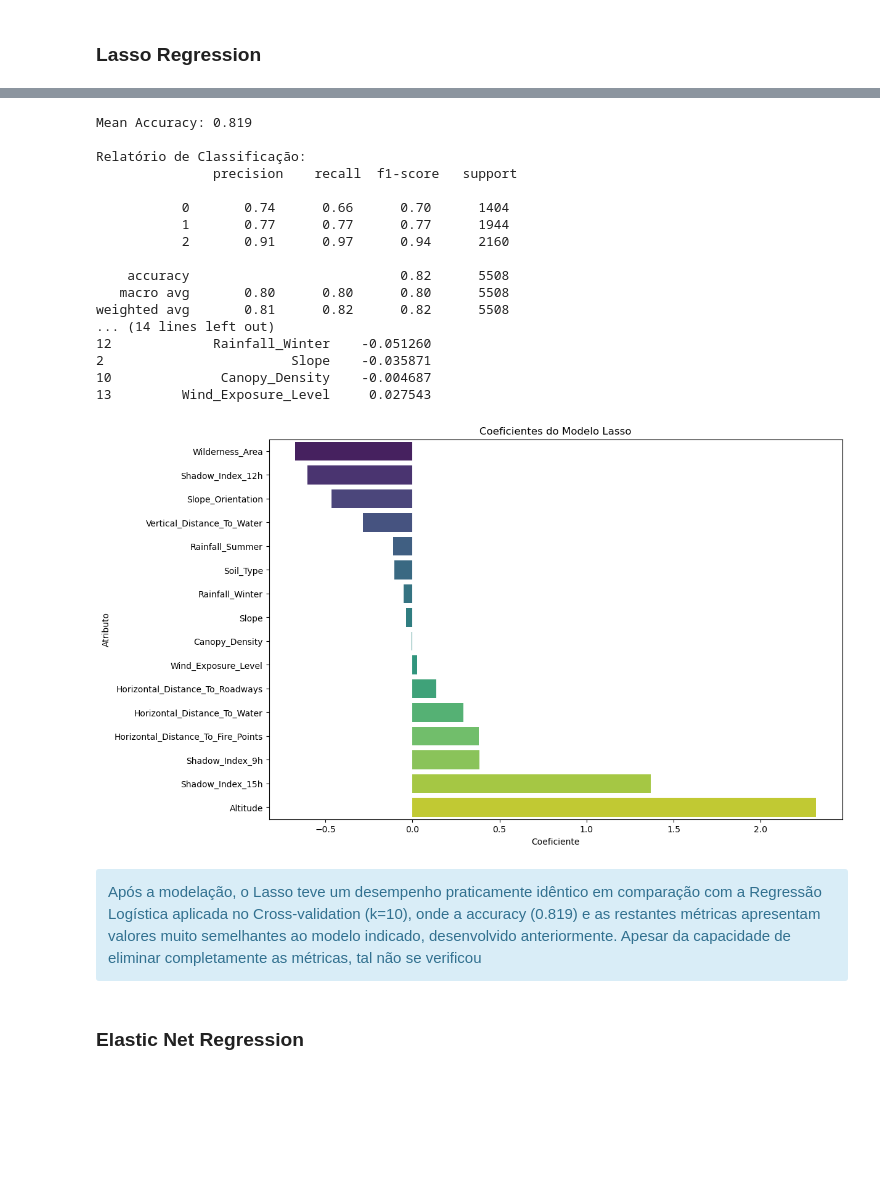
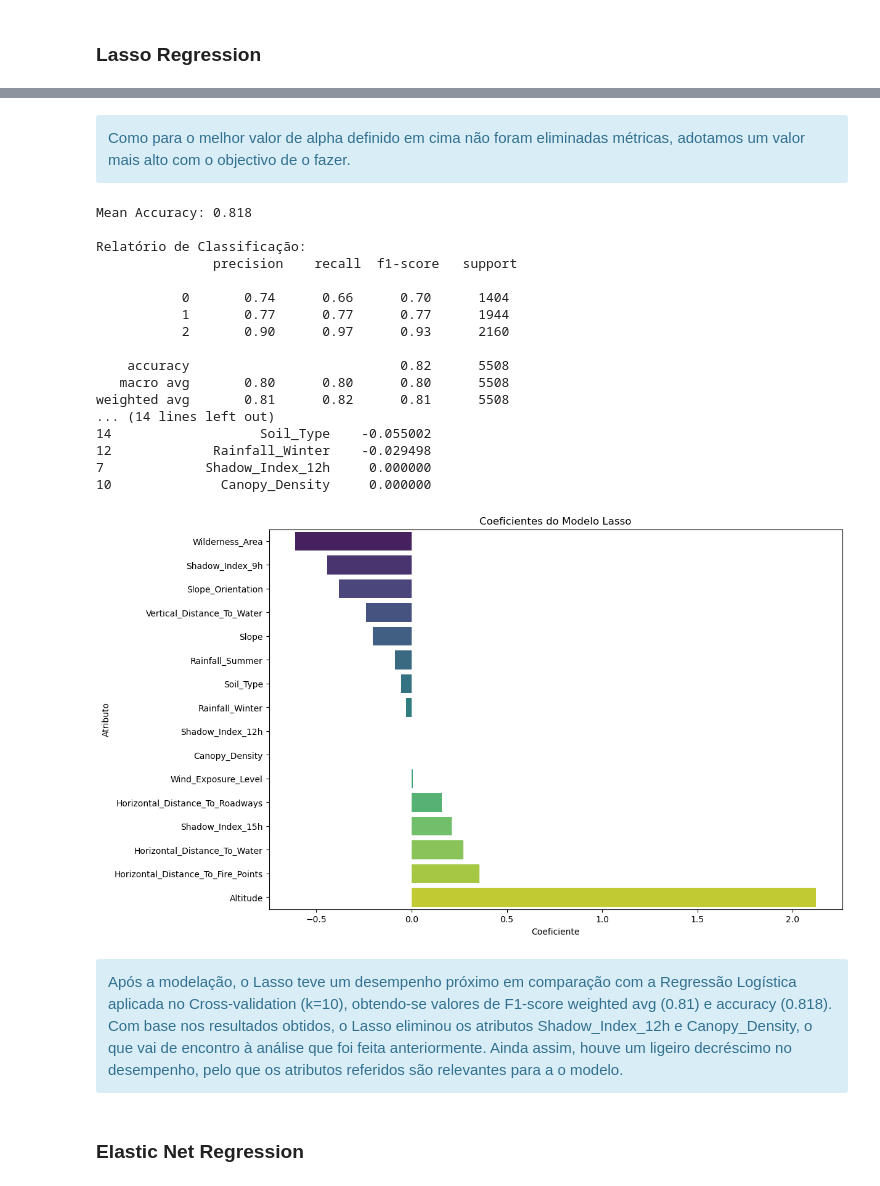
Before and after one commit to pedrocc03/APRAU_24_25_G23, a Jupyter notebook: Trabalho.ipynb, the cells around one changed output, grey strips where cells are left out. Cells and saved outputs as stored; diff of their text form; code cells hidden in the pictures; blank space fills up the shorter version.

```diff
--- a/Trabalho.ipynb
+++ b/Trabalho.ipynb
@@ -1253,7 +1176,7 @@ Maior Accuracy: 0.771 para alpha = 25
 best_alpha = 25
 
 # Inicializar o modelo RidgeClassifier com o melhor alpha
-best_ridge_model = RidgeClassifier(alpha=best_alpha)
+best_ridge_model = LR(penalty='l2', C=1/best_alpha, solver='liblinear')
 
 # Usar Cross-Validation com K=10 para fazer previsões
 kf = KFold(n_splits=10, shuffle=True, random_state=42)
@@ -1261,7 +1184,7 @@ kf = KFold(n_splits=10, shuffle=True, random_state=42)
 # Fazer as previsões com K-Fold
 y_pred = cross_val_predict(best_ridge_model, Xstd, y, cv=kf)
 
-# Calcular a acurácia média utilizando cross_val_score
+# Calcular a accuracy média utilizando cross_val_score
 mean_accuracy = cross_val_score(best_ridge_model, Xstd, y, cv=kf, scoring='accuracy').mean()
 print(f"Mean Accuracy: {mean_accuracy:.3f}")
 
@@ -1279,10 +1202,10 @@ conf_matrix_df = pd.DataFrame(conf_matrix,
 print("\nRelatório de Classificação:\n", class_report)
 print("Matriz de Confusão:\n", conf_matrix_df)
 
-# Treinar o modelo no conjunto completo para acessar os coeficientes
+# Treinar o modelo no conjunto completo para aceder aos coeficientes
 best_ridge_model.fit(Xstd, y)
 
-# Acessar os coeficientes do modelo treinado
+# Aceder aos coeficientes do modelo treinado
 coefficients = best_ridge_model.coef_[0]
 
 # Criar um DataFrame para visualização dos coeficientes
@@ -1332,27 +1255,24 @@ from sklearn.linear_model import LassoCV, Lasso
 
 alphas = [0, 1e-8, 1e-4, 1e-3, 1e-2, 1, 5, 10, 20, 25]
 
-# Initialize LassoCV to find the best alpha
-lasso_cv = LassoCV(alphas=alphas, cv=5, max_iter=10000)
+# Inicializar o LassoCV para encontrar o melhor alpha
+lasso_cv = LassoCV(alphas=alphas, cv=10, max_iter=1000)
 
-# Fit LassoCV to the standardized data
+# Fit LassoCV
 lasso_cv.fit(Xstd, y)
 
-# Get the best alpha
+# Obter melhor alpha
 best_alpha = lasso_cv.alpha_
 print(f'Best alpha: {best_alpha}')
 
-# Retrieve coefficients for each alpha tested by LassoCV
 coefs = []
 for alpha in lasso_cv.alphas_:
-    lasso = Lasso(alpha=alpha, max_iter=10000)
+    lasso = Lasso(alpha=alpha, max_iter=1000)
     lasso.fit(Xstd, y)
     coefs.append(lasso.coef_)
 
-# Convert coefficients to a NumPy array for easier handling
 coefs = np.array(coefs)
 
-# Plot the coefficients across alpha values
 ax = plt.gca()
 ax.plot(lasso_cv.alphas_ * 2, coefs)
 ax.set_xscale('log')
@@ -1367,4 +1287,10 @@ Best alpha: 0.001
+# %% [markdown]
+<div class="alert alert-block alert-info">
+    <span>Como para o melhor valor de alpha definido em cima não foram eliminadas métricas, adotamos um valor mais alto com o objectivo de o fazer.</span><br>
+</div>
 # %%
+best_alpha = 10
+
 # Usar o melhor c (1/alpha) na LR com penalty L1, usando o Lasso na classificação
 best_lasso_model = LR(penalty='l1', C=1/best_alpha, solver='liblinear')
 
@@ -1374,7 +1300,7 @@ kf = KFold(n_splits=10, shuffle=True, random_state=42)
 # Fazer as previsões com K-Fold
 y_pred = cross_val_predict(best_lasso_model, Xstd, y, cv=kf)
 
-# Calcular a acurácia média utilizando cross_val_score
+# Calcular a accuracy média utilizando cross_val_score
 mean_accuracy = cross_val_score(best_lasso_model, Xstd, y, cv=kf, scoring='accuracy').mean()
 print(f"Mean Accuracy: {mean_accuracy:.3f}")
 
@@ -1392,51 +1318,51 @@ conf_matrix_df = pd.DataFrame(conf_matrix,
 print("\nRelatório de Classificação:\n", class_report)
 print("Matriz de Confusão:\n", conf_matrix_df)
 
-# 3. Treinar o modelo no conjunto completo para acessar os coeficientes
+# Treinar o modelo no conjunto completo para aceder aos coeficientes
 best_lasso_model.fit(Xstd, y)
 
-# Acessar os coeficientes do modelo treinado
+# Aceder aos coeficientes do modelo treinado
 coefficients = best_lasso_model.coef_[0]
 
 # Criar um DataFrame para visualização dos coeficientes
 coef_df = pd.DataFrame({'Atributo': X.columns, 'Coeficiente': coefficients})
 
 # Ordenar os coeficientes em ordem crescente
 sorted_coef_df = coef_df.sort_values(by='Coeficiente')
 
 # Exibir os atributos com menor peso
 print("Atributos com Menor Peso:")
 print(sorted_coef_df.head(10))
 
 # Plotar os coeficientes
 plt.figure(figsize=(12, 8))
 sns.barplot(x='Coeficiente', y='Atributo', data=sorted_coef_df, palette='viridis')
 plt.title('Coeficientes do Modelo Lasso')
 plt.xlabel('Coeficiente')
 plt.ylabel('Atributo')
 plt.show()
 # %% [output]
-Mean Accuracy: 0.819
+Mean Accuracy: 0.818
 
 Relatório de Classificação:
                precision    recall  f1-score   support
 
            0       0.74      0.66      0.70      1404
            1       0.77      0.77      0.77      1944
-           2       0.91      0.97      0.94      2160
+           2       0.90      0.97      0.93      2160
 
     accuracy                           0.82      5508
    macro avg       0.80      0.80      0.80      5508
-weighted avg       0.81      0.82      0.82      5508
+weighted avg       0.81      0.82      0.81      5508
 ... (14 lines left out)
-12             Rainfall_Winter    -0.051260
-2                        Slope    -0.035871
-10              Canopy_Density    -0.004687
-13         Wind_Exposure_Level     0.027543
+14                   Soil_Type    -0.055002
+12             Rainfall_Winter    -0.029498
+7             Shadow_Index_12h     0.000000
+10              Canopy_Density     0.000000
-[figure, old version]
+[figure, new version]
 # %% [markdown]
 <div class="alert alert-block alert-info">
-    <span>Após a modelação, o Lasso teve um desempenho praticamente idêntico em comparação com a Regressão Logística aplicada no Cross-validation (k=10), onde a accuracy (0.819) e as restantes métricas apresentam valores muito semelhantes ao modelo indicado, desenvolvido anteriormente. Apesar da capacidade de eliminar completamente as métricas, tal não se verificou</span><br>
+    <span>Após a modelação, o Lasso teve um desempenho próximo em comparação com a Regressão Logística aplicada no Cross-validation (k=10), obtendo-se valores de F1-score weighted avg (0.81) e accuracy (0.818). Com base nos resultados obtidos, o Lasso eliminou os atributos Shadow_Index_12h e Canopy_Density, o que vai de encontro à análise que foi feita anteriormente. Ainda assim, houve um ligeiro decréscimo no desempenho, pelo que os atributos referidos são relevantes para a o modelo.</span><br>
 </div>
 # %% [markdown]
 ### Elastic Net Regression
```
Also changed, not shown: parts of 29 cells of this notebook.
